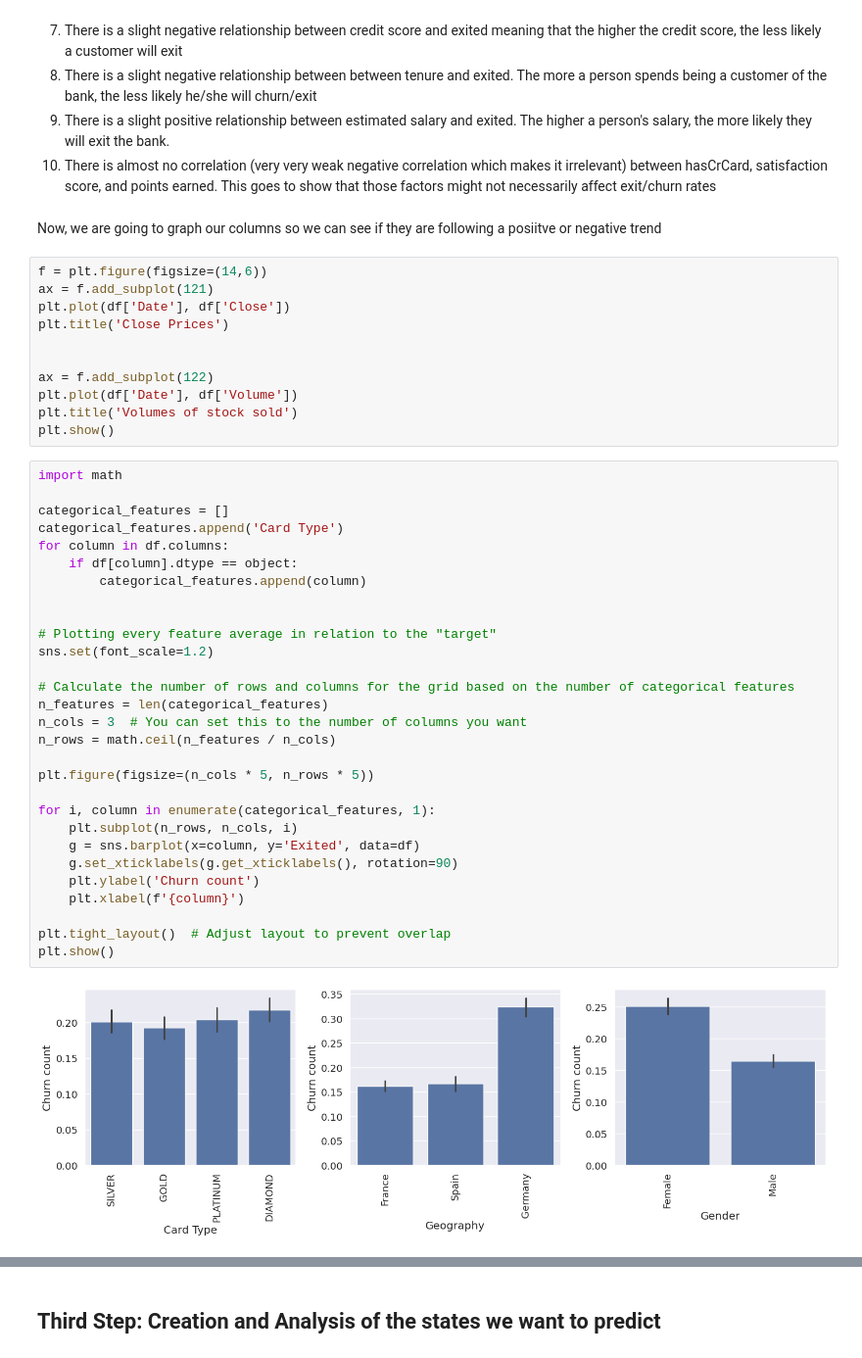
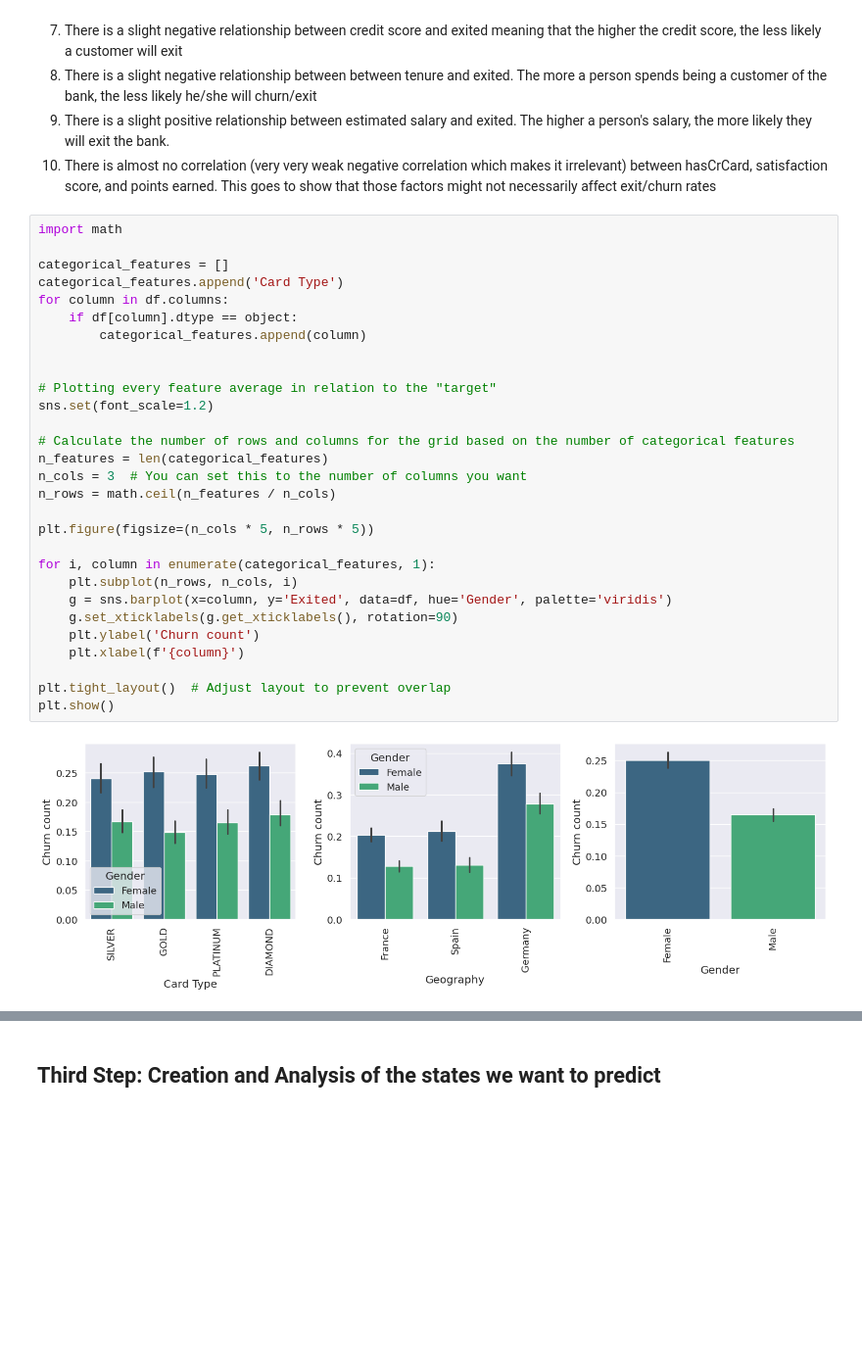
Before and after one commit to Jowayria-27/Artifical-Intelligence-Project, a Jupyter notebook: Customer_Churn.ipynb, the cells around one changed output, grey strips where cells are left out. Shown at 98% size. Drawn from its saved outputs; the diff is of its cells as text; blank space fills up the shorter version.

```diff
--- a/Customer_Churn.ipynb
+++ b/Customer_Churn.ipynb
@@ -372,49 +372,36 @@ Based on this correlation matrix, the following is shown:
 8. There is a slight negative relationship between between tenure and exited. The more a person spends being a customer of the bank, the less likely he/she will churn/exit
 9. There is a slight positive relationship between estimated salary and exited. The higher a person's salary, the more likely they will exit the bank.
 10. There is almost no correlation (very very weak negative correlation which makes it irrelevant) between hasCrCard, satisfaction score, and points earned. This goes to show that those factors might not necessarily affect exit/churn rates
-# %% [markdown]
-Now, we are going to graph our columns so we can see if they are following a posiitve or negative trend
-# %%
-f = plt.figure(figsize=(14,6))
-ax = f.add_subplot(121)
-plt.plot(df['Date'], df['Close'])
-plt.title('Close Prices')
-
-
-ax = f.add_subplot(122)
-plt.plot(df['Date'], df['Volume'])
-plt.title('Volumes of stock sold')
-plt.show()
 # %%
 import math
 
 categorical_features = []
 categorical_features.append('Card Type')
 for column in df.columns:
     if df[column].dtype == object:
         categorical_features.append(column)
 
 
 # Plotting every feature average in relation to the "target"
 sns.set(font_scale=1.2)
 
 # Calculate the number of rows and columns for the grid based on the number of categorical features
 n_features = len(categorical_features)
 n_cols = 3  # You can set this to the number of columns you want
 n_rows = math.ceil(n_features / n_cols)
 
 plt.figure(figsize=(n_cols * 5, n_rows * 5))
 
 for i, column in enumerate(categorical_features, 1):
     plt.subplot(n_rows, n_cols, i)
-    g = sns.barplot(x=column, y='Exited', data=df)
+    g = sns.barplot(x=column, y='Exited', data=df, hue='Gender', palette='viridis')
     g.set_xticklabels(g.get_xticklabels(), rotation=90)
     plt.ylabel('Churn count')
     plt.xlabel(f'{column}')
 
 plt.tight_layout()  # Adjust layout to prevent overlap
 plt.show()
 # %% [output]
-[figure, old version]
+[figure, new version]
 # %% [markdown]
 Based on the bar plot above, all card types almost have the same churn rate. However, for gender, women are more likely to churn than men. For countries, German customers are more likely to churn than customers of Spain and France, but that might be affected by the other factors such as German people having low credit scores or other circumstances.
```
Also changed, not shown: parts of 16 cells of this notebook.
